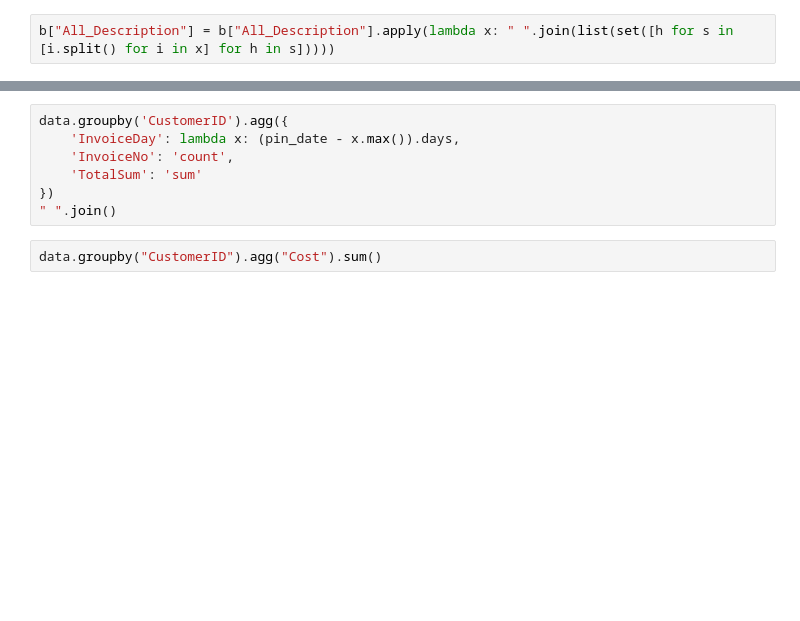
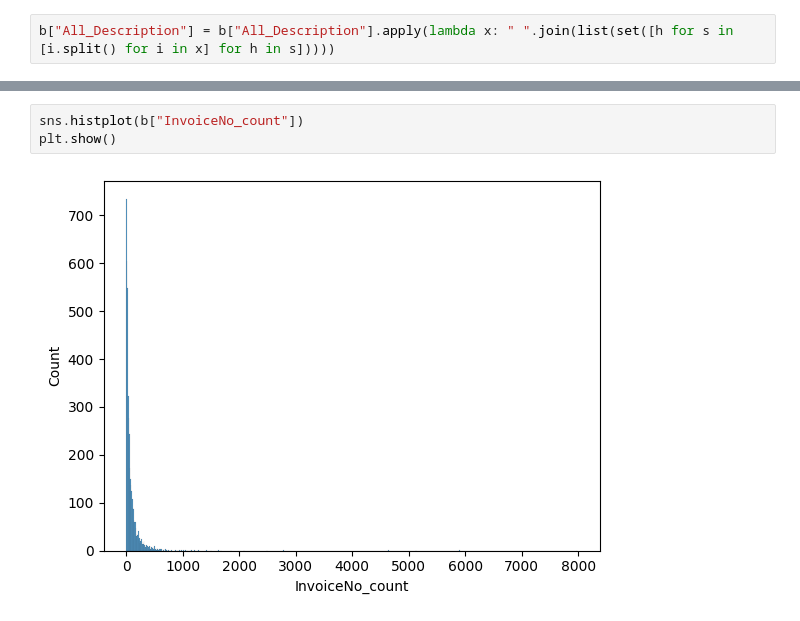
Before and after one commit to morteza-rp/fanap, a Jupyter notebook: 7.ipynb, the cells around one changed output, grey strips where cells are left out. Drawn from its saved outputs; the diff is of its cells as text; blank space fills up the shorter version.

```diff
--- a/7.ipynb
+++ b/7.ipynb
@@ -281,9 +214,5 @@ data[data["CustomerID"]==12346][]
-# %%
-data.groupby('CustomerID').agg({
-    'InvoiceDay': lambda x: (pin_date - x.max()).days,
-    'InvoiceNo': 'count',
-    'TotalSum': 'sum'
-})
-" ".join()
-# %%
-data.groupby("CustomerID").agg("Cost").sum()
+# %%
+sns.histplot(b["InvoiceNo_count"])
+plt.show()
+# %% [output]
+[figure, added]
```
Also changed, not shown: parts of 21 cells of this notebook.
